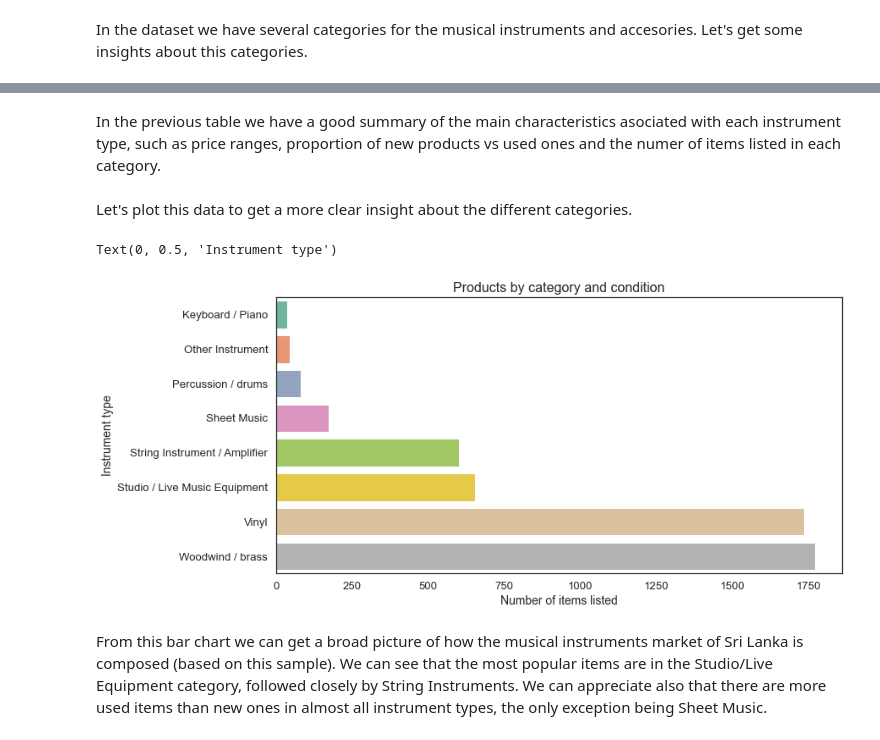
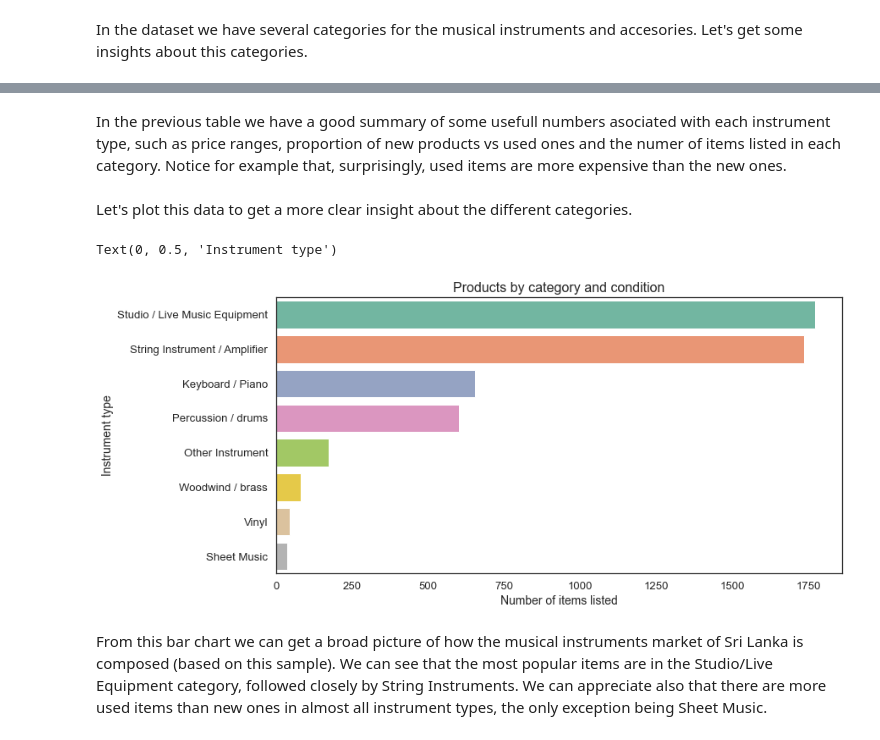
Before and after one commit to LeandroHornos/musical-instruments-prices, a Jupyter notebook: exploratory-analysis.ipynb, the cells around one changed output, grey strips where cells are left out. Saved outputs shown, nothing was run; the diff lists cells and outputs as text; code cells hidden in the pictures.

Commit message:
added some insights about brands and improved previous graphs

```diff
--- a/exploratory-analysis.ipynb
+++ b/exploratory-analysis.ipynb
@@ -57,25 +57,26 @@ table.round(decimals=2).sort_values([('Items', 'Total')], ascending=False)
 | Vinyl | 13500.0 | 95000.0 | 7180.00 | 12584.62 | 1000.0 | 500.0 | 5 | 39 | 44.0 | ... |
 | Sheet Music | 14000.0 | 150000.0 | 3691.50 | 30972.73 | 1000.0 | 1500.0 | 26 | 11 | 37.0 | ... |
 # %% [markdown]
-In the previous table we have a good summary of the main characteristics asociated with each instrument type, such as price ranges, proportion of new products vs used ones and the numer of items listed in each category.<br><br>
+In the previous table we have a good summary of some usefull numbers asociated with each instrument type, such as price ranges, proportion of new products vs used ones and the numer of items listed in each category. Notice for example that, surprisingly, used items are more expensive than the new ones.<br><br>
 Let's plot this data to get a more clear insight about the different categories.
 # %%
 # We are going to make a stacked bar plot to see wich are the most popular categories
 # and also the proportion of new and used items in each instrument type.
+data = table["Items"].sort_values(["Total"], ascending=False)
 
 fig_dims = (12, 6)
 fig, ax = plt.subplots(figsize=fig_dims)
 
-sns.barplot(orient="h", y=table.index, x="Total", data=table["Items"].sort_values(["Total"]))
+sns.barplot(orient="h", y=data.index, x="Total", data=data)
 #add overall title
 plt.title("Products by category and condition", fontsize=16)
 
 #add axis titles
 plt.xlabel('Number of items listed', fontsize=14)
 plt.ylabel('Instrument type', fontsize=14)
 # %% [output]
 Text(0, 0.5, 'Instrument type')
-[figure, old version]
+[figure, new version]
 # %% [markdown]
 From this bar chart we can get a broad picture of how the musical instruments market of Sri Lanka is composed (based on this sample). We can see that the most popular items are in the Studio/Live Equipment category, followed closely by String Instruments. We can appreciate also that there are more used items than new ones in almost all instrument types, the only exception being Sheet Music.
 # %%
```
Also changed, not shown: parts of 11 cells of this notebook, 3 other files.
